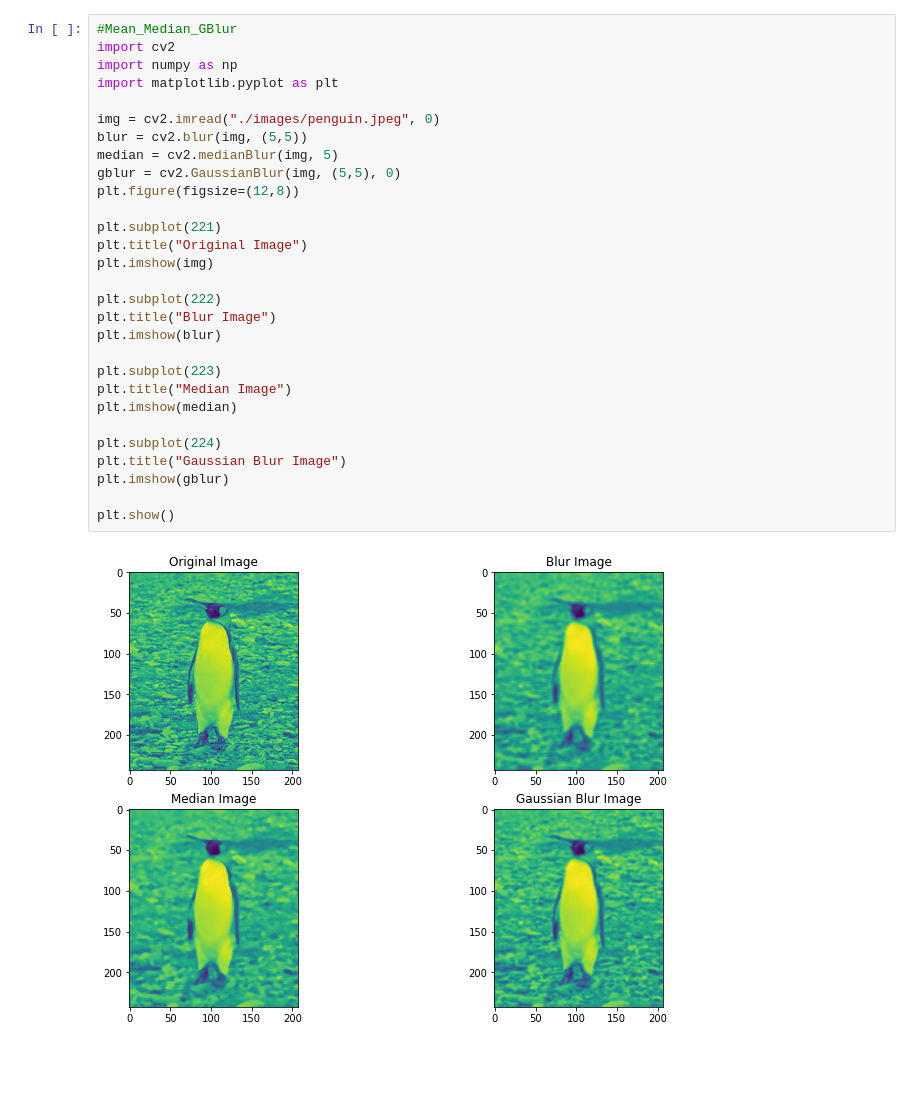
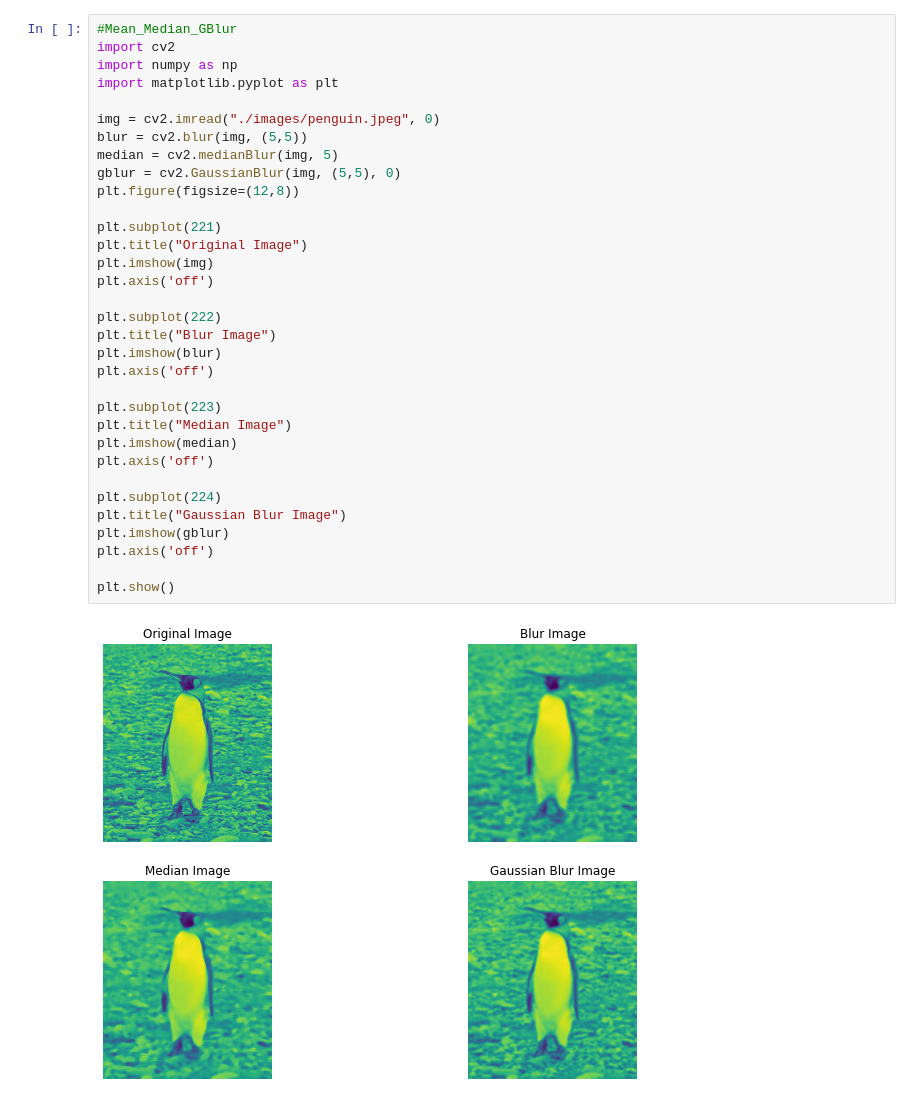
Before and after one commit to 4rjunc/CollegeLab, a Jupyter notebook: 7thSemLab/DIP/8_Smoothening.ipynb, the cells around one changed output. Cells and saved outputs as stored; diff of their text form; blank space fills up the shorter version.

```diff
--- a/7thSemLab/DIP/8_Smoothening.ipynb
+++ b/7thSemLab/DIP/8_Smoothening.ipynb
@@ -1,31 +1,35 @@
 # %%
 #Mean_Median_GBlur
 import cv2
 import numpy as np
 import matplotlib.pyplot as plt
 
 img = cv2.imread("./images/penguin.jpeg", 0)
 blur = cv2.blur(img, (5,5))
 median = cv2.medianBlur(img, 5)
 gblur = cv2.GaussianBlur(img, (5,5), 0)
 plt.figure(figsize=(12,8))
 
 plt.subplot(221)
 plt.title("Original Image")
 plt.imshow(img)
+plt.axis('off')
 
 plt.subplot(222)
 plt.title("Blur Image")
 plt.imshow(blur)
+plt.axis('off')
 
 plt.subplot(223)
 plt.title("Median Image")
 plt.imshow(median)
+plt.axis('off')
 
 plt.subplot(224)
 plt.title("Gaussian Blur Image")
 plt.imshow(gblur)
+plt.axis('off')
 
 plt.show()
 # %% [output]
-[figure, old version]
+[figure, new version]
```
Also changed, not shown: 2 other files.
